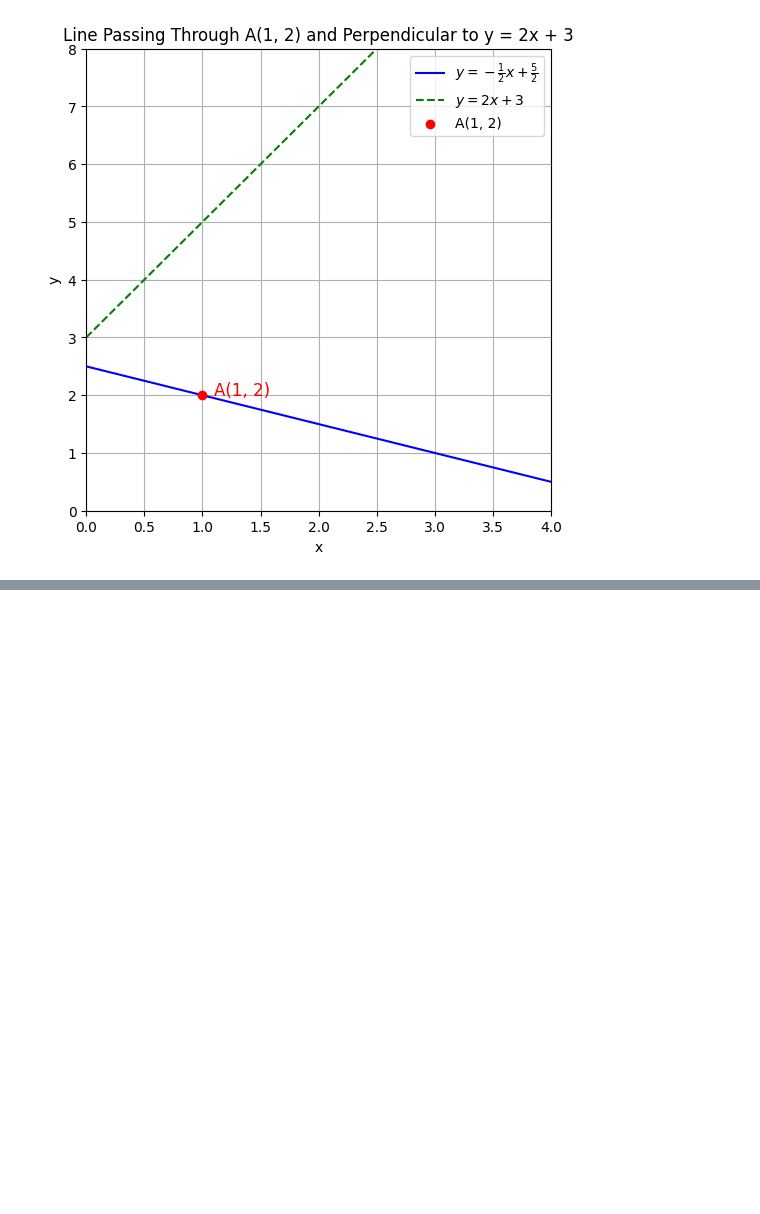
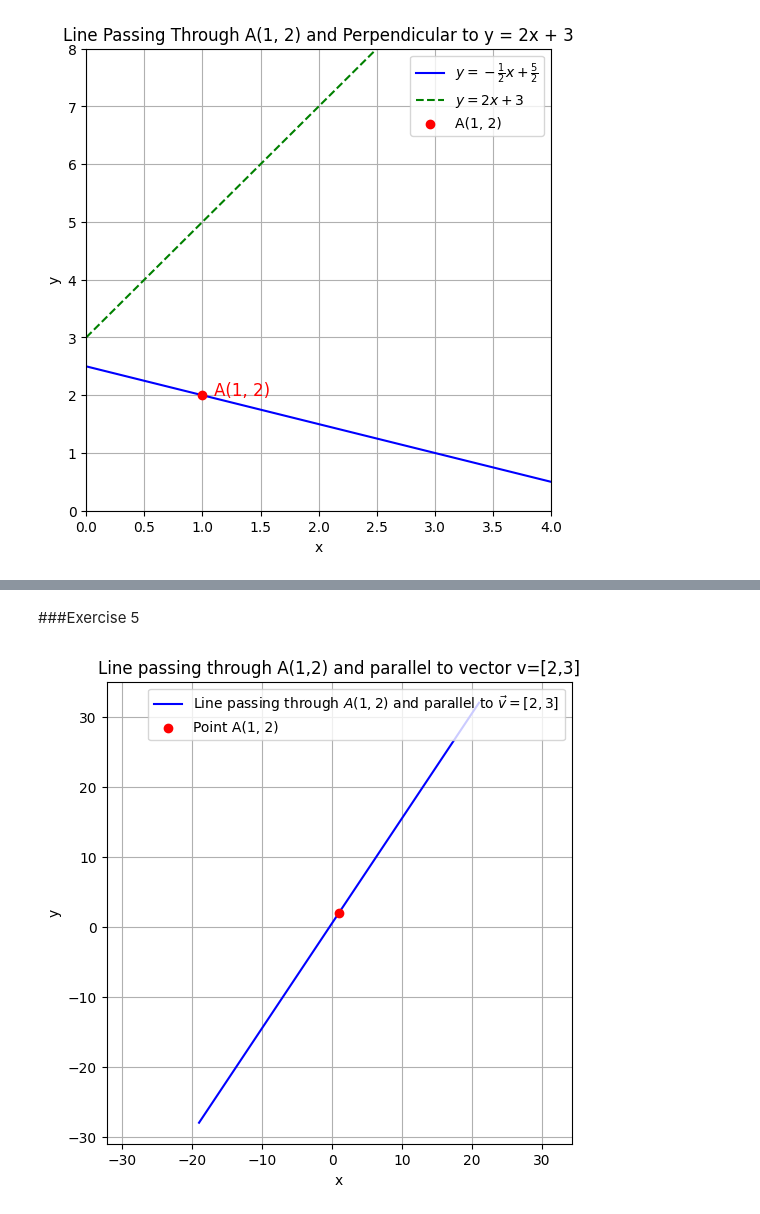
Before and after one commit to viakek/Math-2024-25-Winter, a Jupyter notebook: lines.ipynb, the cells around one changed output, grey strips where cells are left out. Drawn from its saved outputs; the diff is of its cells as text; code cells hidden in the pictures; blank space fills up the shorter version.

```diff
--- a/lines.ipynb
+++ b/lines.ipynb
@@ -390,0 +492,39 @@ plt.show()
+# %% [markdown]
+###Exercise 5
+# %%
+import numpy as np
+import matplotlib.pyplot as plt
+
+# Define the parametric equations
+def line_parametric(t):
+    x = 1 + 2 * t
+    y = 2 + 3 * t
+    return x, y
+
+# Generate t values to plot the line
+t_values = np.linspace(-10, 10, 400)
+x_values, y_values = line_parametric(t_values)
+
+# Plot the line and the point A(1, 2)
+plt.figure(figsize=(6,6))
+plt.plot(x_values, y_values, label=r'Line passing through $A(1, 2)$ and parallel to $\vec{v} = [2, 3]$', color='blue')
+plt.scatter(1, 2, color='red', label='Point A(1, 2)', zorder=5)
+
+# Adding labels and title
+plt.title('Line passing through A(1,2) and parallel to vector v=[2,3]')
+plt.xlabel('x')
+plt.ylabel('y')
+
+# Set the same scale for x and y axes
+plt.axis('equal')
+
+# Display grid
+plt.grid(True)
+
+# Display the legend
+plt.legend()
+
+# Show the plot
+plt.show()
+# %% [output]
+[figure, added]
```
Also changed, not shown: parts of 6 cells of this notebook.
